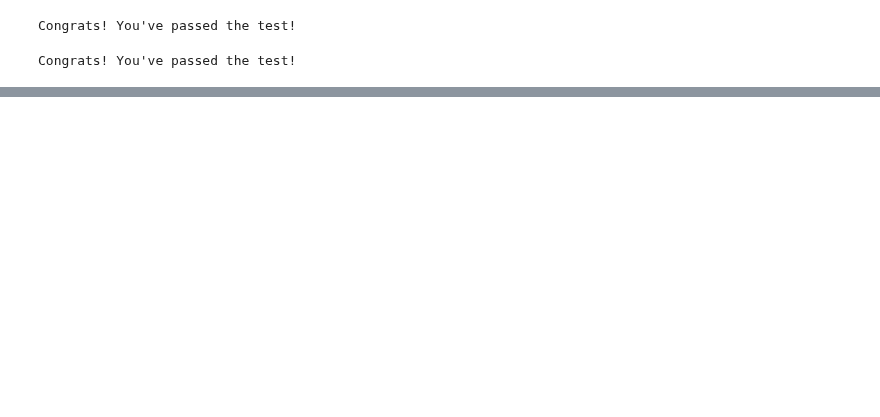
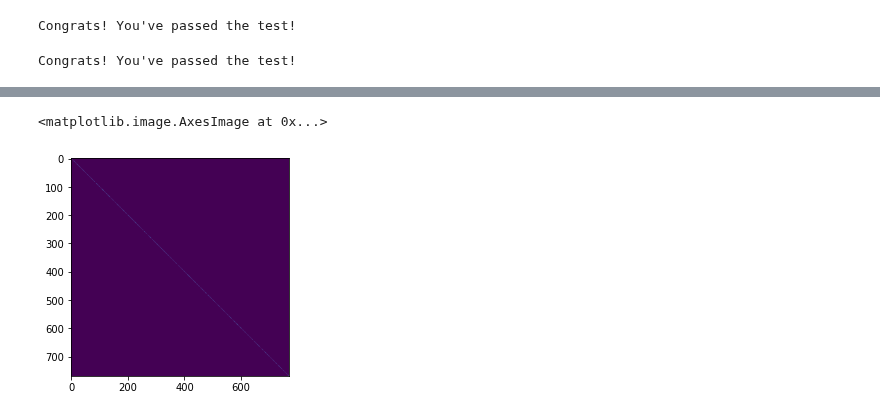
Before and after one commit to redwoodresearch/mlab, a Jupyter notebook: days/w2d3/gpt.ipynb, the cells around one changed output, grey strips where cells are left out. Saved outputs shown, nothing was run; the diff lists cells and outputs as text; code cells hidden in the pictures; blank space fills up the shorter version.

```diff
--- a/days/w2d3/gpt.ipynb
+++ b/days/w2d3/gpt.ipynb
@@ -76,0 +180,5 @@ Congrats! You've passed the test!
+# %%
+plt.imshow(t.eye(*matrix.shape) / t.norm(matrix, dim=0, keepdim=True))
+# %% [output]
+<matplotlib.image.AxesImage at 0x...>
+[figure, added]
```
Also changed, not shown: parts of 14 cells of this notebook.
